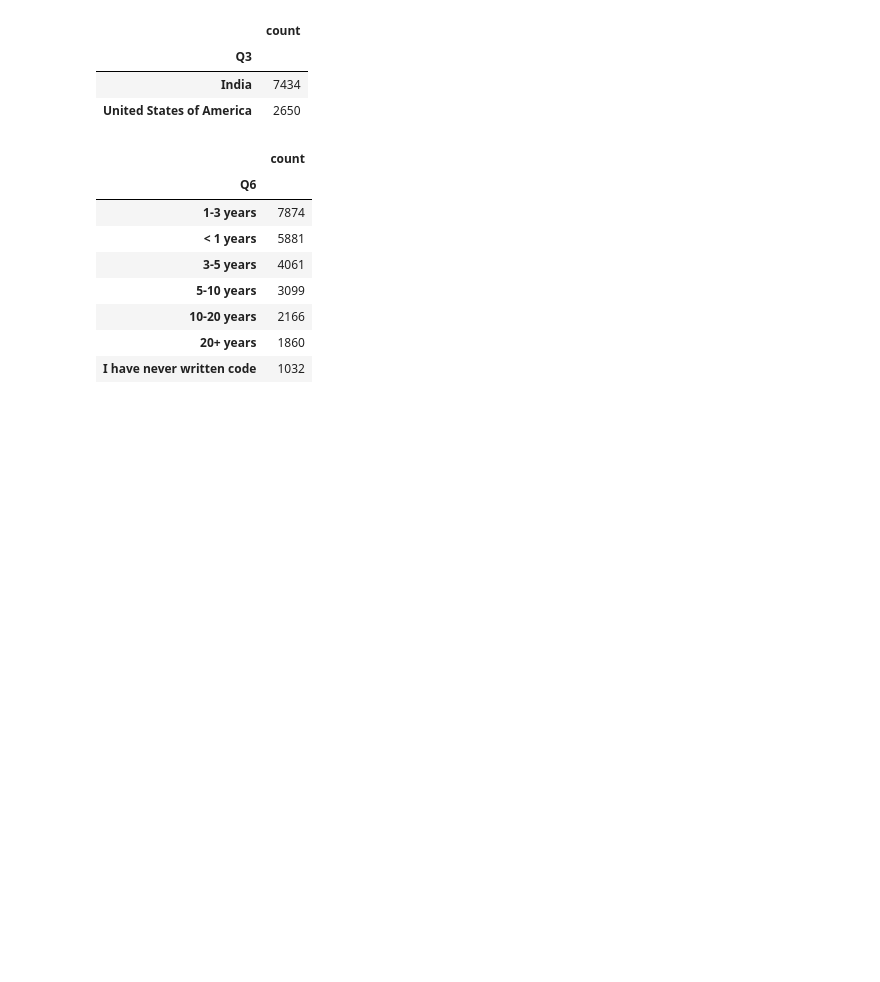
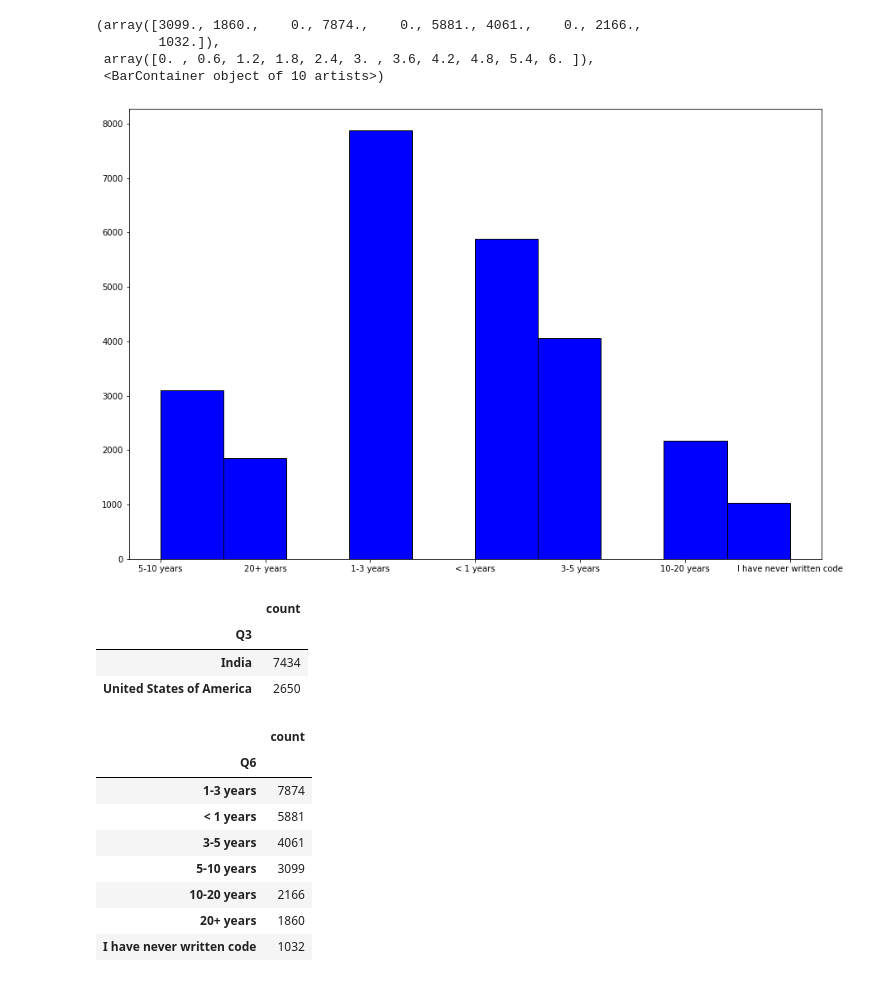
Before and after one commit to MonicaSL110/proyecto-transformacion-digital, a Jupyter notebook: prueba_exploracion.ipynb, the cells around one changed output. Cells and saved outputs as stored; diff of their text form; code cells hidden in the pictures; blank space fills up the shorter version.

```diff
--- a/prueba_exploracion.ipynb
+++ b/prueba_exploracion.ipynb
@@ -11,6 +11,16 @@ data_txt.head(2)
 |  | index | Q3 | Q4 | Q5 | Q6 | Q8 | Q11 | Q13 | Q15 | Q20 | Q21 | ... |
 | 0 | 0 | India | Bachelor’s degree | Other | 5-10 years | Python | A laptop | 2-5 times | 5-10 years | Manufacturing/Fabrication | 50-249 employees | ... |
 | 1 | 1 | Indonesia | Master’s degree | Program/Project Manager | 20+ years | Python | A cloud computing platform (AWS, ... | Never | < 1 year | Manufacturing/Fabrication | 1000-9,999 employees | ... |
+# %%
+plt.figure(figsize = (15, 10))
+
+plt.hist(data_txt["Q6"], facecolor = "b", edgecolor = "black", bins = 10)
+# %% [output]
+(array([3099., 1860.,    0., 7874.,    0., 5881., 4061.,    0., 2166.,
+        1032.]),
+ array([0. , 0.6, 1.2, 1.8, 2.4, 3. , 3.6, 4.2, 4.8, 5.4, 6. ]),
+ <BarContainer object of 10 artists>)
+[figure, added]
 # %%
 paises = pd.DataFrame(data_txt.Q3.value_counts())
 paises.head(2) # Para ver los países de los que vienen los datos
```
Also changed, not shown: parts of 4 cells of this notebook, 2 other files.
